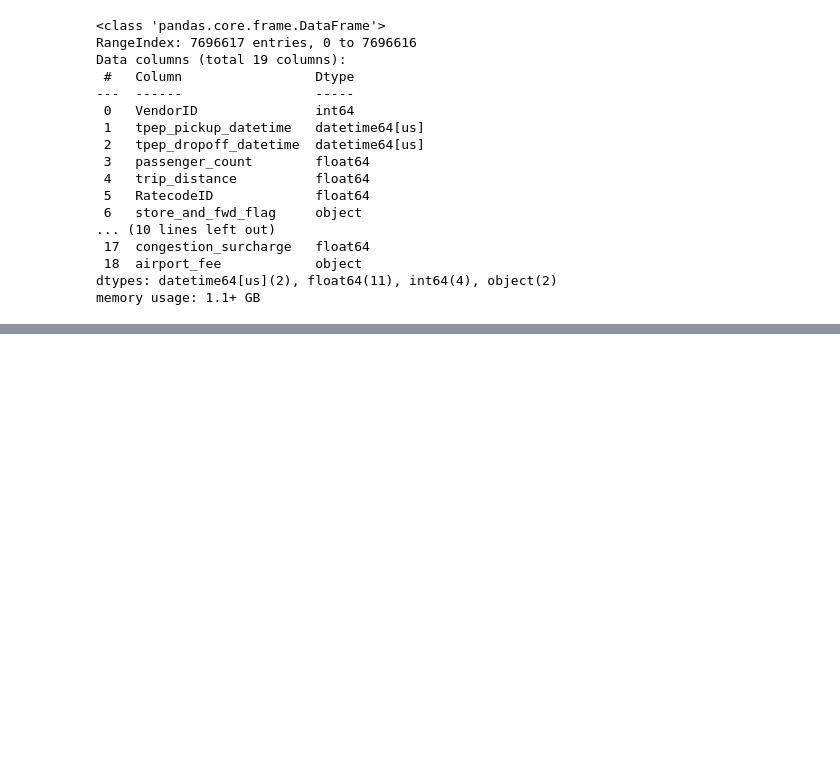
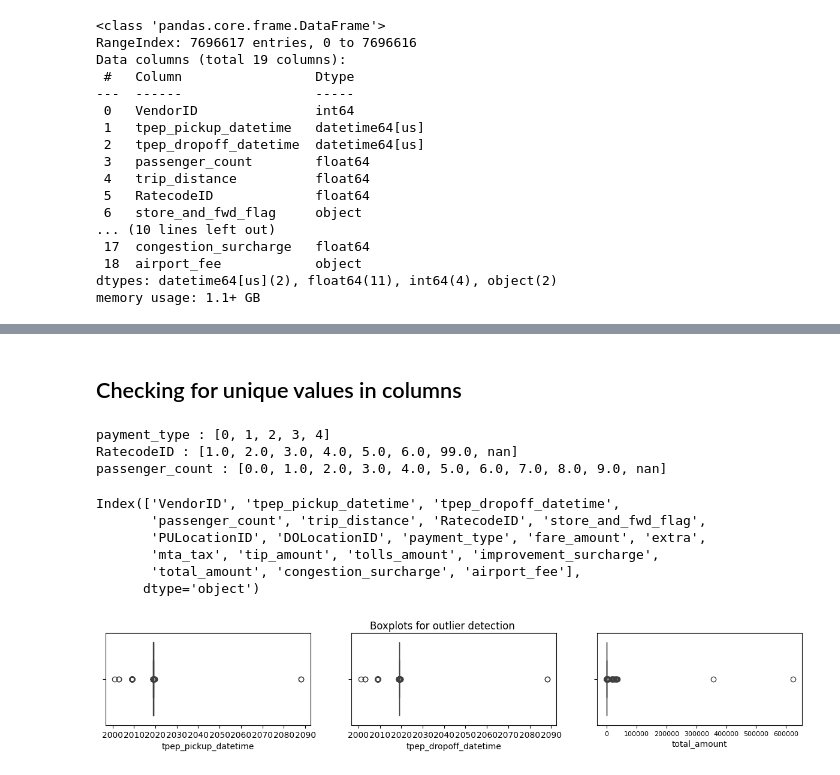
Before and after one commit to LeonardoNeria/New-York-Taxi-Analysis, a Jupyter notebook: main_project.ipynb, the cells around one changed output, grey strips where cells are left out. Saved outputs shown, nothing was run; the diff lists cells and outputs as text; code cells hidden in the pictures; blank space fills up the shorter version.

Commit message:
Looking for outliers
In this part we look for outlier data, got rid of it as well as looking for missing data and null values.

```diff
--- a/main_project.ipynb
+++ b/main_project.ipynb
@@ -46,0 +64,36 @@ memory usage: 1.1+ GB
+# %% [markdown]
+## Checking for unique values in columns
+# %%
+unique_list = ['payment_type', 'RatecodeID', 'passenger_count']
+
+for i in unique_list:
+    print(i, ':', sorted(df[i].unique()))
+# %% [output]
+payment_type : [0, 1, 2, 3, 4]
+RatecodeID : [1.0, 2.0, 3.0, 4.0, 5.0, 6.0, 99.0, nan]
+passenger_count : [0.0, 1.0, 2.0, 3.0, 4.0, 5.0, 6.0, 7.0, 8.0, 9.0, nan]
+# %%
+df.columns
+# %% [output]
+Index(['VendorID', 'tpep_pickup_datetime', 'tpep_dropoff_datetime',
+       'passenger_count', 'trip_distance', 'RatecodeID', 'store_and_fwd_flag',
+       'PULocationID', 'DOLocationID', 'payment_type', 'fare_amount', 'extra',
+       'mta_tax', 'tip_amount', 'tolls_amount', 'improvement_surcharge',
+       'total_amount', 'congestion_surcharge', 'airport_fee'],
+      dtype='object')
+# %%
+df = df[['VendorID', 'tpep_pickup_datetime', 'tpep_dropoff_datetime','passenger_count', 'trip_distance',
+         'RatecodeID','PULocationID', 'DOLocationID', 'payment_type',  'total_amount']]
+# %%
+def outlier_detection_boxplot(data_0, data_1, data_2):
+    fig, axes = plt.subplots(1, 3, figsize=(15, 2))
+    fig.suptitle('Boxplots for outlier detection')
+    plt.xticks(fontsize=8)
+    sns.boxplot(ax=axes[0], x=data_0)
+    sns.boxplot(ax=axes[1], x=data_1)
+    sns.boxplot(ax=axes[2], x=data_2)
+    plt.show();
+# %%
+outlier_detection_boxplot(df['tpep_pickup_datetime'], df['tpep_dropoff_datetime'], df['total_amount'])
+# %% [output]
+[figure, added]
```
Also changed, not shown: parts of 32 cells of this notebook.
